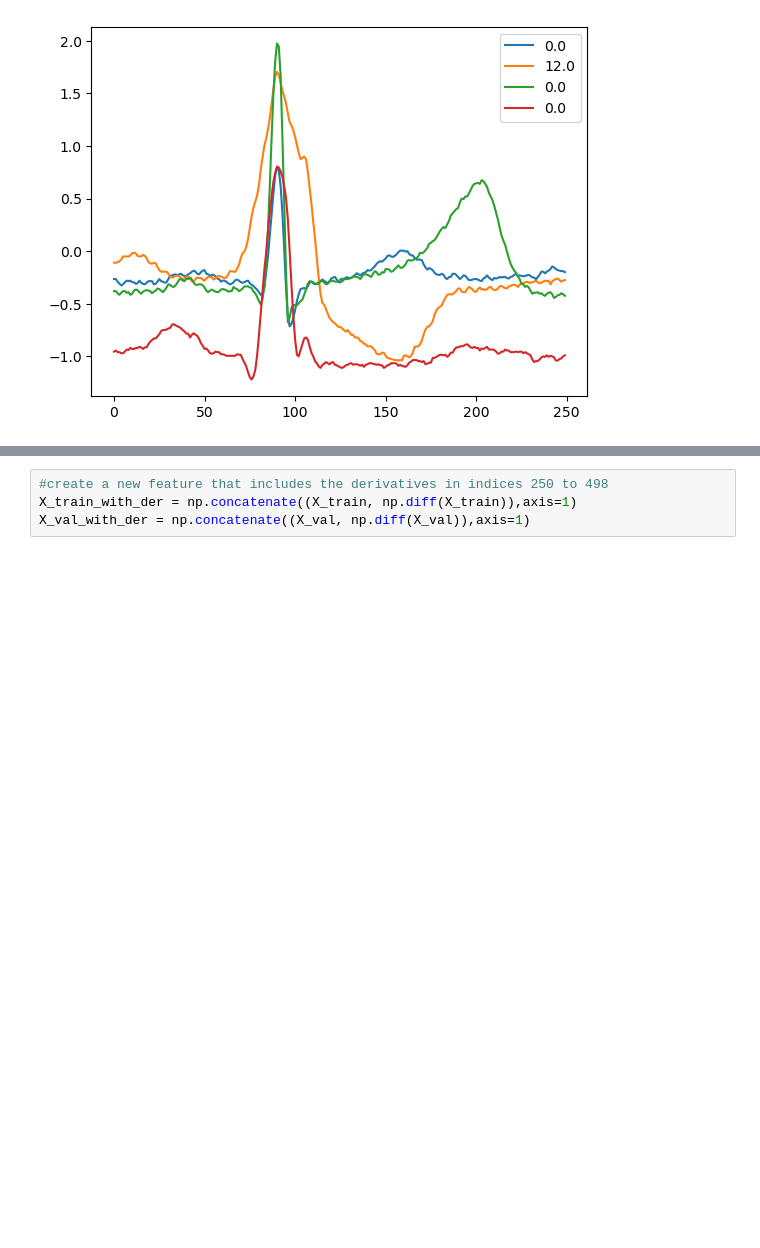
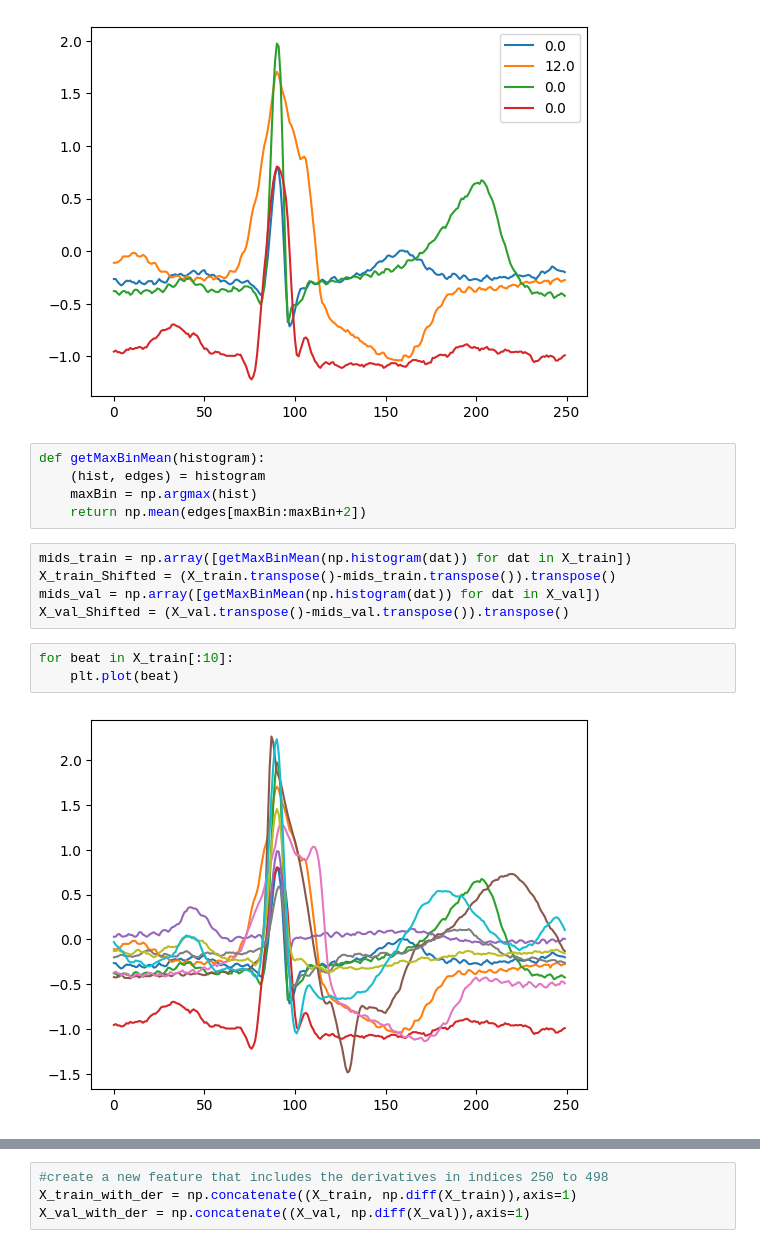
Before and after one commit to zachorrie/ML_ASS, a Jupyter notebook: CS_ARR.ipynb, the cells around one changed output, grey strips where cells are left out. Drawn from its saved outputs; the diff is of its cells as text; blank space fills up the shorter version.

```diff
--- a/CS_ARR.ipynb
+++ b/CS_ARR.ipynb
@@ -255,3 +255,18 @@ plt.legend(y_train[:4])
 plt.show()
 # %% [output]
 [figure]
+# %%
+def getMaxBinMean(histogram):
+    (hist, edges) = histogram
+    maxBin = np.argmax(hist)
+    return np.mean(edges[maxBin:maxBin+2])
+# %%
+mids_train = np.array([getMaxBinMean(np.histogram(dat)) for dat in X_train])
+X_train_Shifted = (X_train.transpose()-mids_train.transpose()).transpose()
+mids_val = np.array([getMaxBinMean(np.histogram(dat)) for dat in X_val])
+X_val_Shifted = (X_val.transpose()-mids_val.transpose()).transpose()
+# %%
+for beat in X_train[:10]:
+    plt.plot(beat)
+# %% [output]
+[figure, added]
```
Also changed, not shown: parts of 21 cells of this notebook.
